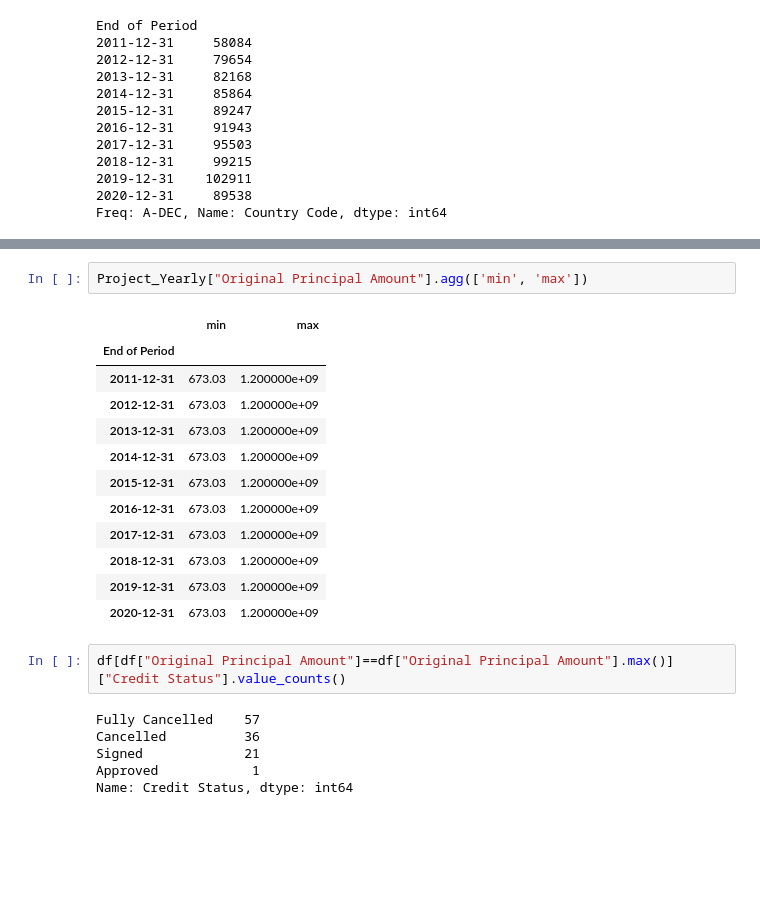
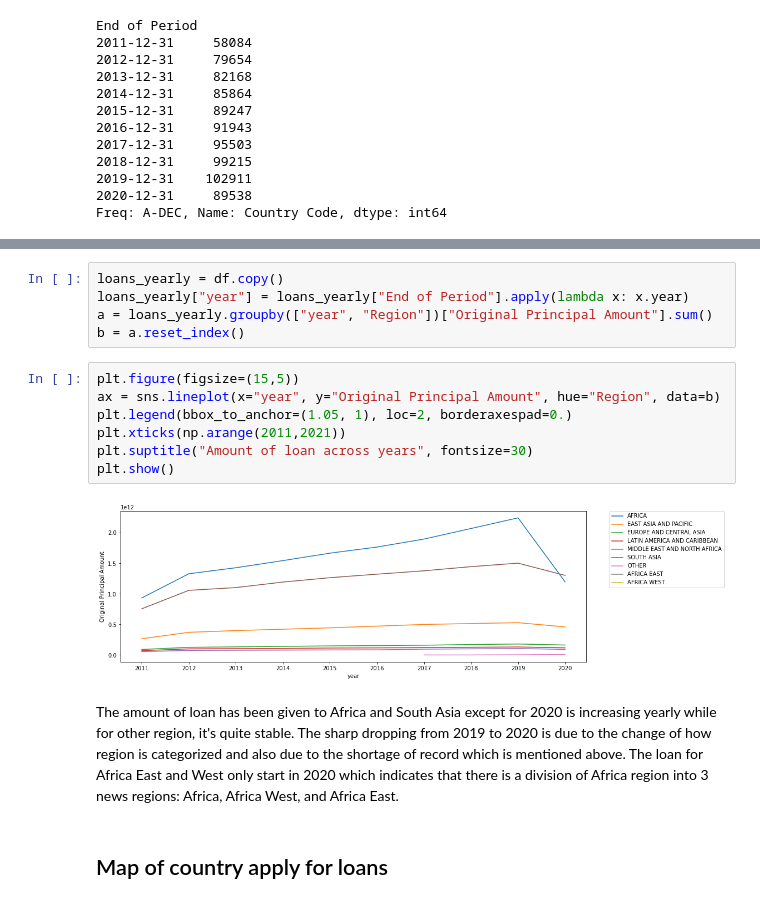
Before and after one commit to vuchau8592/project_data_tidy, a Jupyter notebook: Tidy_dataset.ipynb, the cells around one changed output, grey strips where cells are left out. Drawn from its saved outputs; the diff is of its cells as text; blank space fills up the shorter version.

```diff
--- a/Tidy_dataset.ipynb
+++ b/Tidy_dataset.ipynb
@@ -472,23 +462,18 @@ df.head()
-# %%
-Project_Yearly["Original Principal Amount"].agg(['min', 'max'])
-# %% [output]
-|  | min | max |
-| End of Period |  |  |
-| 2011-12-31 | 673.03 | 1.200000e+09 |
-| 2012-12-31 | 673.03 | 1.200000e+09 |
-| 2013-12-31 | 673.03 | 1.200000e+09 |
-| 2014-12-31 | 673.03 | 1.200000e+09 |
-| 2015-12-31 | 673.03 | 1.200000e+09 |
-| 2016-12-31 | 673.03 | 1.200000e+09 |
-| 2017-12-31 | 673.03 | 1.200000e+09 |
-| 2018-12-31 | 673.03 | 1.200000e+09 |
-| 2019-12-31 | 673.03 | 1.200000e+09 |
-| 2020-12-31 | 673.03 | 1.200000e+09 |
-# %%
-df[df["Original Principal Amount"]==df["Original Principal Amount"].max()]["Credit Status"].value_counts()
-# %% [output]
-Fully Cancelled    57
-Cancelled          36
-Signed             21
-Approved            1
-Name: Credit Status, dtype: int64
+# %%
+loans_yearly = df.copy()
+loans_yearly["year"] = loans_yearly["End of Period"].apply(lambda x: x.year)
+a = loans_yearly.groupby(["year", "Region"])["Original Principal Amount"].sum()
+b = a.reset_index()
+# %%
+plt.figure(figsize=(15,5))
+ax = sns.lineplot(x="year", y="Original Principal Amount", hue="Region", data=b)
+plt.legend(bbox_to_anchor=(1.05, 1), loc=2, borderaxespad=0.)
+plt.xticks(np.arange(2011,2021))
+plt.suptitle("Amount of loan across years", fontsize=30)
+plt.show()
+# %% [output]
+[figure, added]
+# %% [markdown]
+The amount of loan has been given to Africa and South Asia except for 2020 is increasing yearly while for other region, it's quite stable. The sharp dropping from 2019 to 2020 is due to the change of how region is categorized and also due to the shortage of record which is mentioned above. The loan for Africa East and West only start in 2020 which indicates that there is a division of Africa region into 3 news regions: Africa, Africa West, and Africa East.
+# %% [markdown]
+## Map of country apply for loans
```
Also changed, not shown: parts of 31 cells of this notebook.
